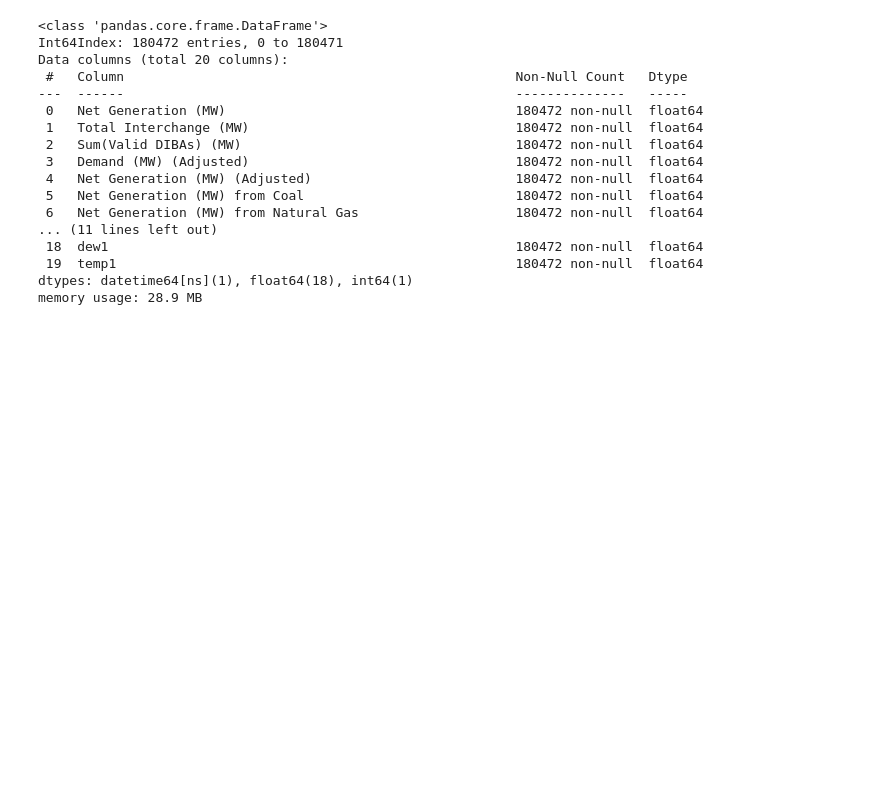
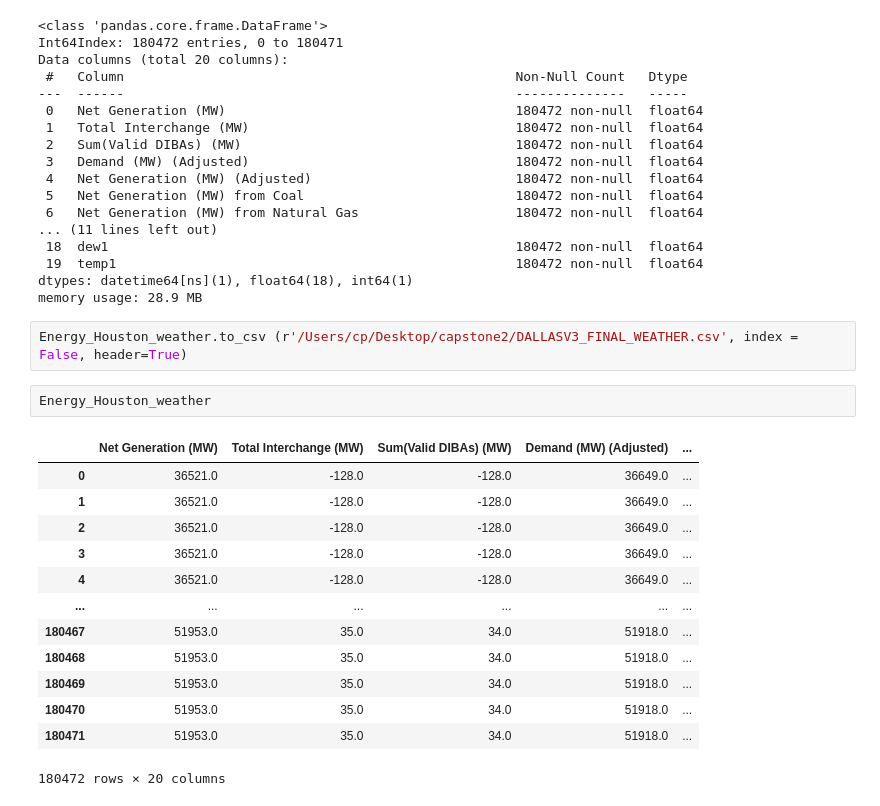
Before and after one commit to Cpizzle1/capstone2, a Jupyter notebook: notebooks/Weather_energy_combinev2.0.ipynb, the cells around one changed output. Drawn from its saved outputs; the diff is of its cells as text; blank space fills up the shorter version.

```diff
--- a/notebooks/Weather_energy_combinev2.0.ipynb
+++ b/notebooks/Weather_energy_combinev2.0.ipynb
@@ -419,3 +419,21 @@ Data columns (total 20 columns):
  19  temp1                                                   180472 non-null  float64
 dtypes: datetime64[ns](1), float64(18), int64(1)
 memory usage: 28.9 MB
+# %%
+Energy_Houston_weather.to_csv (r'/Users/cp/Desktop/capstone2/DALLASV3_FINAL_WEATHER.csv', index = False, header=True)
+# %%
+Energy_Houston_weather
+# %% [output]
+|  | Net Generation (MW) | Total Interchange (MW) | Sum(Valid DIBAs) (MW) | Demand (MW) (Adjusted) | ... |
+| 0 | 36521.0 | -128.0 | -128.0 | 36649.0 | ... |
+| 1 | 36521.0 | -128.0 | -128.0 | 36649.0 | ... |
+| 2 | 36521.0 | -128.0 | -128.0 | 36649.0 | ... |
+| 3 | 36521.0 | -128.0 | -128.0 | 36649.0 | ... |
+| 4 | 36521.0 | -128.0 | -128.0 | 36649.0 | ... |
+| ... | ... | ... | ... | ... | ... |
+| 180467 | 51953.0 | 35.0 | 34.0 | 51918.0 | ... |
+| 180468 | 51953.0 | 35.0 | 34.0 | 51918.0 | ... |
+| 180469 | 51953.0 | 35.0 | 34.0 | 51918.0 | ... |
+| 180470 | 51953.0 | 35.0 | 34.0 | 51918.0 | ... |
+| 180471 | 51953.0 | 35.0 | 34.0 | 51918.0 | ... |
+180472 rows × 20 columns
```
Also changed, not shown: parts of 1 cell of this notebook, 8 other files.
